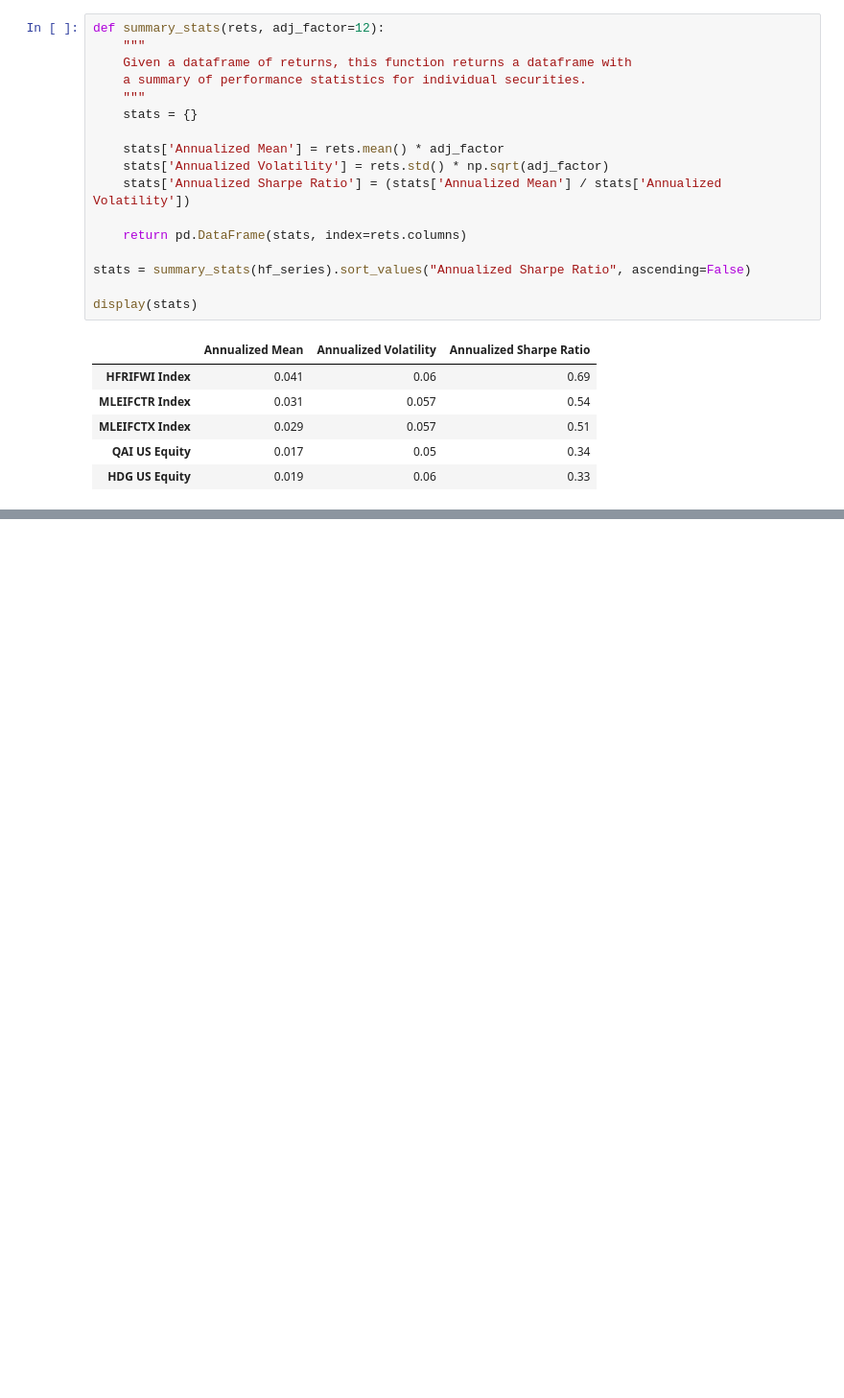
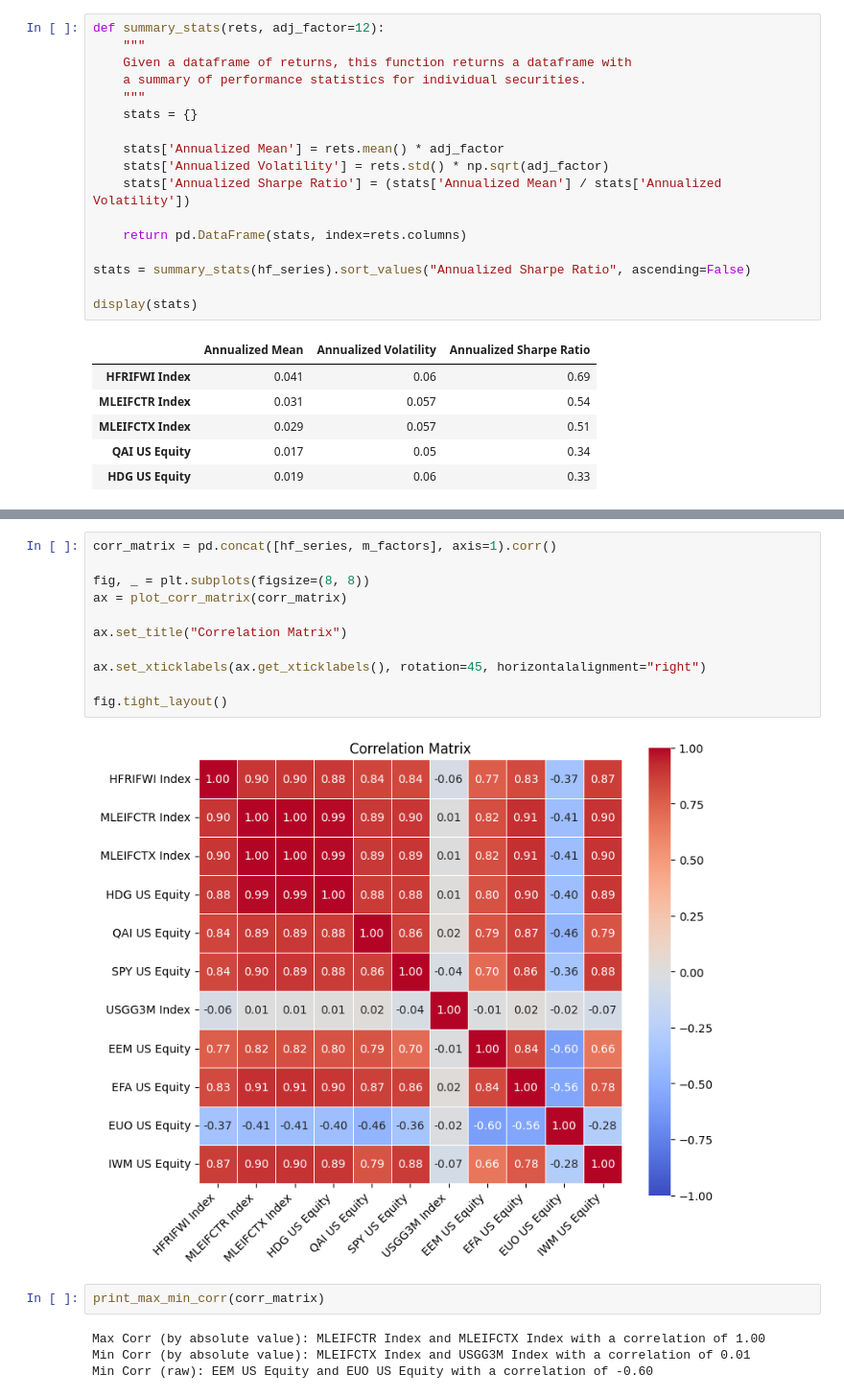
Before and after one commit to spknash/FINM-hw, a Jupyter notebook: HW2/hw2.ipynb, the cells around one changed output, grey strips where cells are left out. Shown at 96% size. Saved outputs shown, nothing was run; the diff lists cells and outputs as text; blank space fills up the shorter version.

```diff
--- a/HW2/hw2.ipynb
+++ b/HW2/hw2.ipynb
@@ -256,0 +420,19 @@ dtype: float64
+# %%
+corr_matrix = pd.concat([hf_series, m_factors], axis=1).corr()
+
+fig, _ = plt.subplots(figsize=(8, 8))
+ax = plot_corr_matrix(corr_matrix)
+
+ax.set_title("Correlation Matrix")
+
+ax.set_xticklabels(ax.get_xticklabels(), rotation=45, horizontalalignment="right")
+
+fig.tight_layout()
+# %% [output]
+[figure, added]
+# %%
+print_max_min_corr(corr_matrix)
+# %% [output]
+Max Corr (by absolute value): MLEIFCTR Index and MLEIFCTX Index with a correlation of 1.00
+Min Corr (by absolute value): MLEIFCTX Index and USGG3M Index with a correlation of 0.01
+Min Corr (raw): EEM US Equity and EUO US Equity with a correlation of -0.60
```
Also changed, not shown: parts of 12 cells of this notebook.
